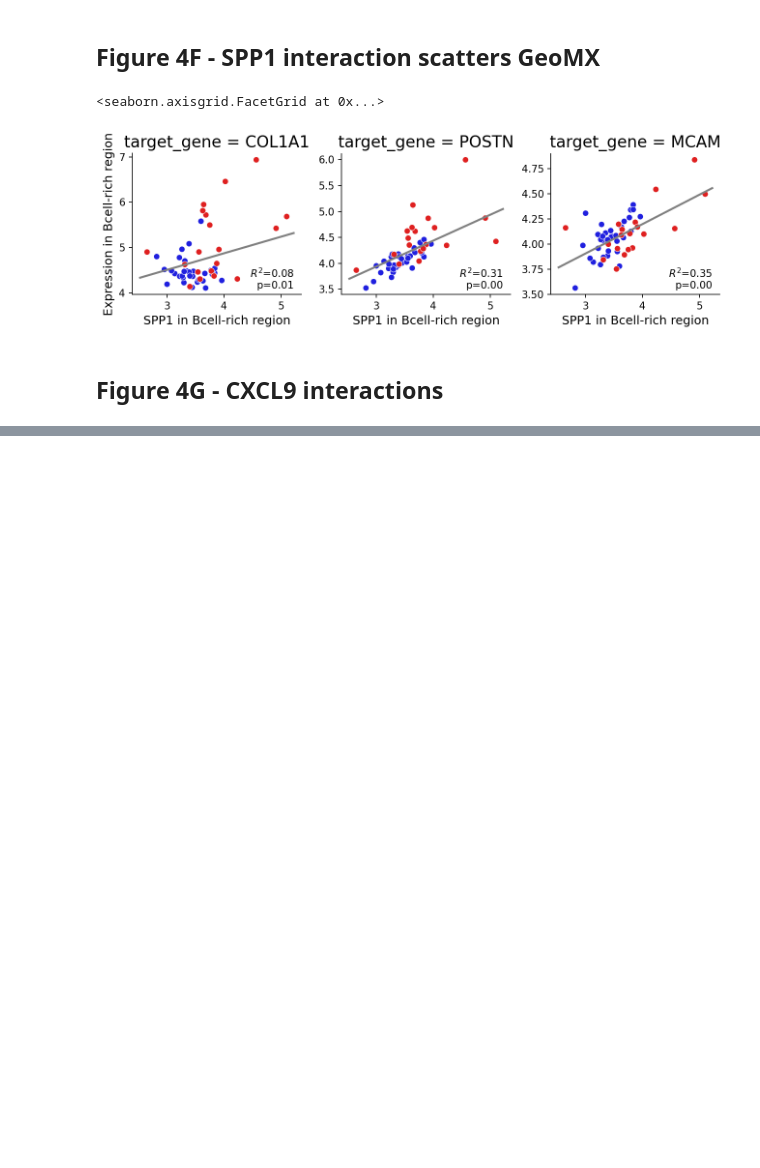
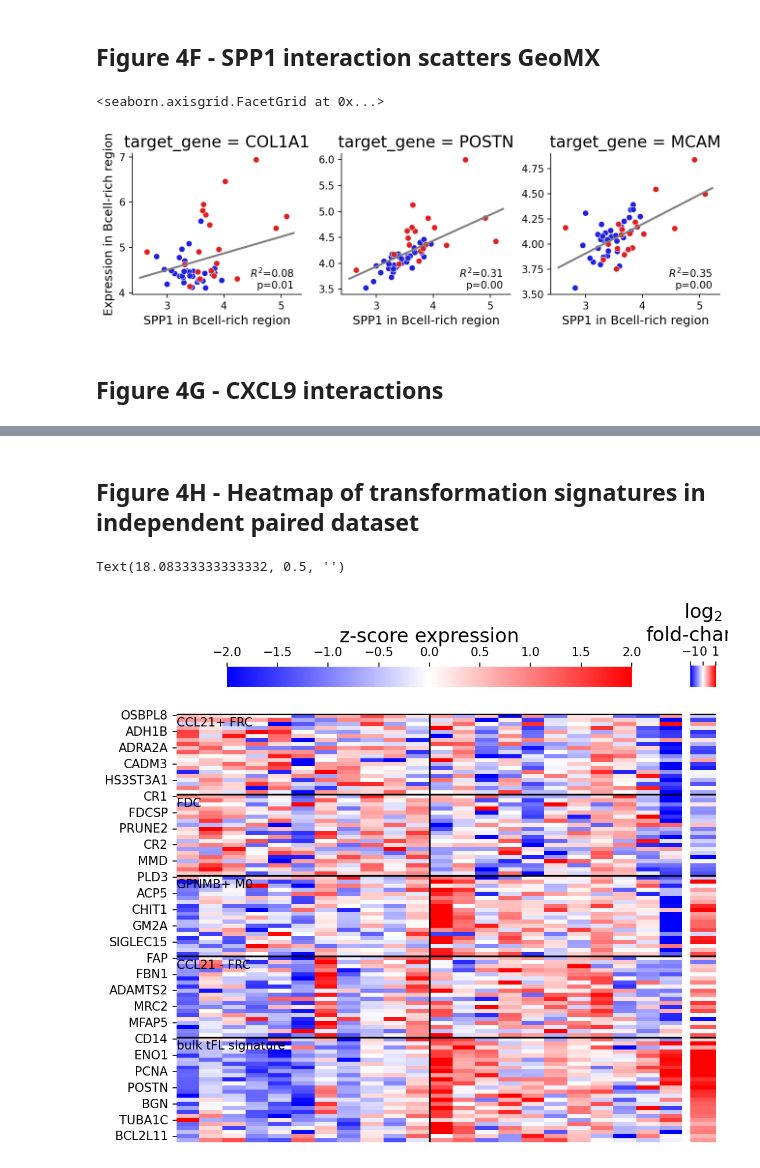
Before and after one commit to getzlab/FL_transformation_paper, a Jupyter notebook: figures/Figure4.ipynb, the cells around one changed output, grey strips where cells are left out. Saved outputs shown, nothing was run; the diff lists cells and outputs as text; code cells hidden in the pictures; blank space fills up the shorter version.

```diff
--- a/figures/Figure4.ipynb
+++ b/figures/Figure4.ipynb
@@ -204,0 +204,45 @@ levene(df.loc[df['disease']=='FL','CXCL9'],
+# %% [markdown]
+## Figure 4H - Heatmap of transformation signatures in independent paired dataset
+# %%
+# Limma results for 106 genes either marking transformation-associated scRNA cell types, or differentially expressed in tFL vs FL DE in primary geoMX cohort
+df = pd.read_csv('../data/mraz_fl_tfl_106genes.csv')
+
+df['population'] = pd.Categorical(df['population'],categories=['CCL21+ FRC', 'FDC','GPNMB+ M0',
+                                                                'CCL21 - FRC','bulk tFL signature'])
+df = df.sort_values('population')
+df = df.set_index('gene_name')
+
+# Log normalize and Z-score
+data_cols = df.columns[df.columns.str.match('FL|tFL')]
+data_cols = data_cols.sort_values()
+
+X = np.log10(1+df[data_cols])
+Z = X.T-X.T.mean()
+Z = (Z/Z.std()).T
+
+# Make the plot
+f,ax = plt.subplots(1,2,gridspec_kw={'width_ratios' : [1,.05],'wspace': 0.03},figsize=(8,8))
+
+sns.heatmap(Z,cmap='bwr',ax=ax[0],vmax=2,vmin=-2,
+            cbar_kws = dict(use_gridspec=False,location="top",label="z-score expression",shrink=0.8))
+
+u,ui = np.unique(df['population'],return_index=True)
+
+
+sns.heatmap(df['log2FoldChange'].values.reshape(-1,1),cmap='bwr',vmax=1,vmin=-1,ax=ax[1],
+            cbar_kws = dict(use_gridspec=False,location="top",label="log$_2$\nfold-change",aspect=1.2))
+
+for cell_type,idx in zip(u,ui):
+    ax[0].axhline(idx,color='k')
+    ax[1].axhline(idx,color='k')
+
+    ax[0].text(0,idx+3,cell_type)
+ax[0].axvline(11,color='k')
+
+ax[0].set_xticks([])
+ax[1].set_yticks([])
+ax[1].set_xticks([])
+ax[0].set_ylabel('')
+# %% [output]
+Text(18.08333333333332, 0.5, '')
+[figure, added]
```
Also changed, not shown: parts of 8 cells of this notebook.
